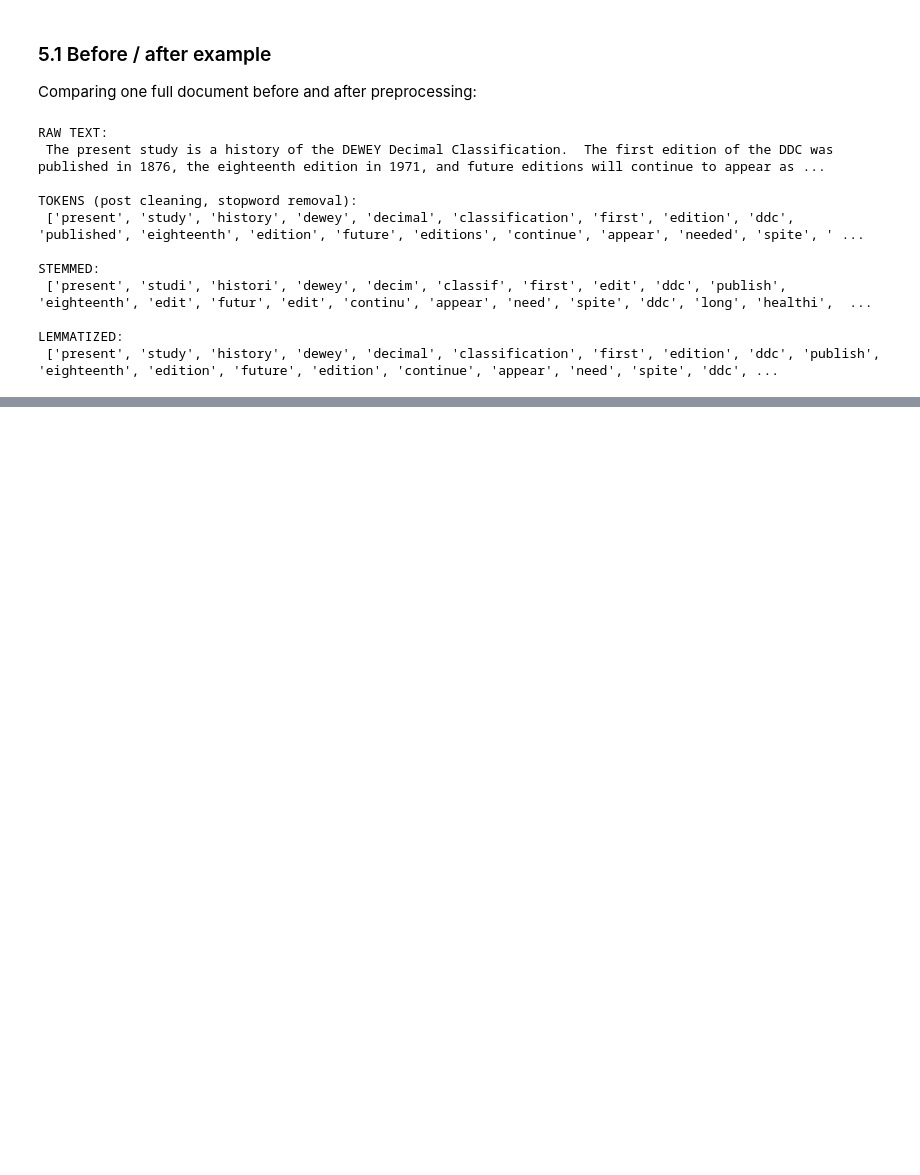
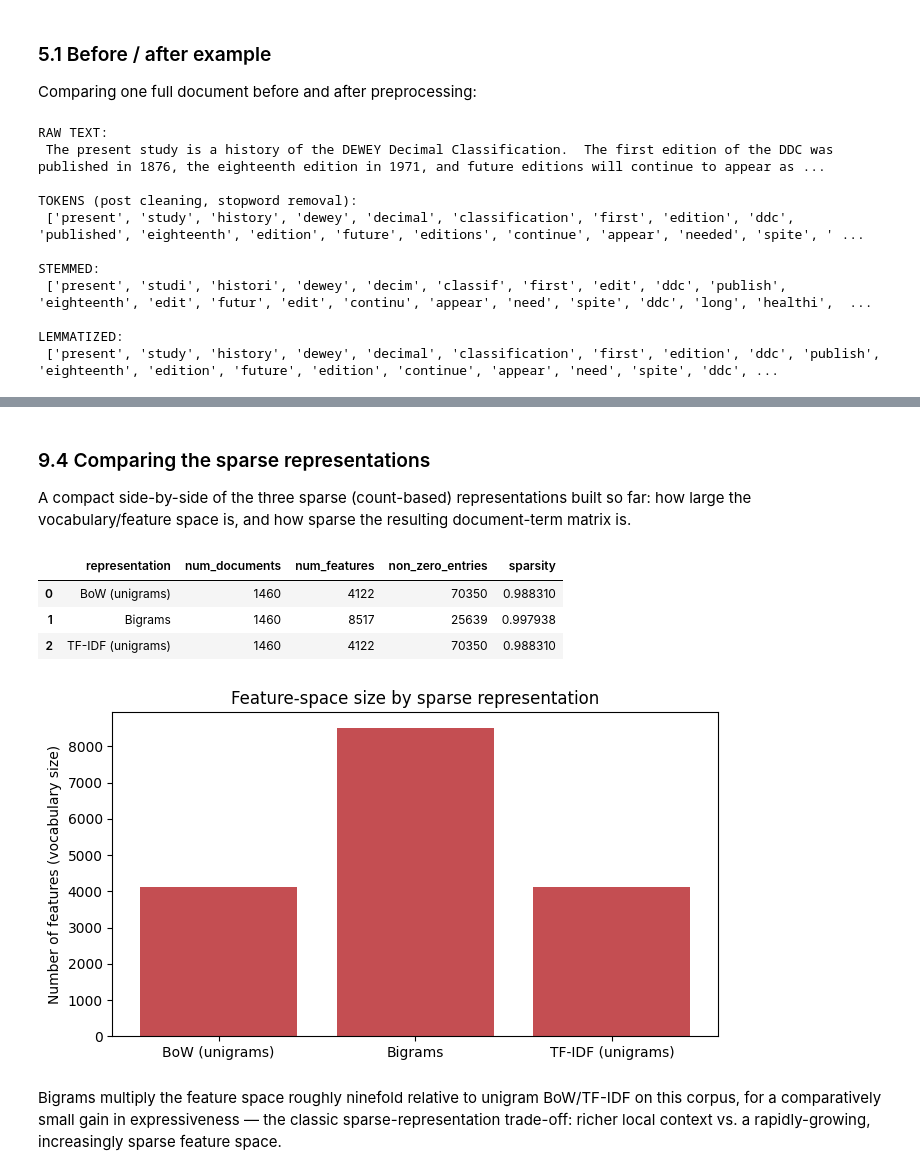
Before and after one commit to Jero2110/NLP_Phase02, a Jupyter notebook: analysis/analysis.ipynb, the cells around one changed output, grey strips where cells are left out. Cells and saved outputs as stored; diff of their text form; code cells hidden in the pictures; blank space fills up the shorter version.

```diff
--- a/analysis/analysis.ipynb
+++ b/analysis/analysis.ipynb
@@ -684,0 +843,25 @@ Loaded 1460 documents from C:\Users\TeamIT\Desktop\Jero\Maestria\NLP\Phase 02\da
+# %%
+
+tfidf_vectorizer = TfidfVectorizer(min_df=2)
+X_tfidf = tfidf_vectorizer.fit_transform(lemma_docs)
+print(f"TF-IDF matrix shape: {X_tfidf.shape[0]} documents x {X_tfidf.shape[1]} terms")
+
+# Show the highest-weighted TF-IDF terms for one example document, contrasted with raw BoW counts
+doc_idx = 0
+tfidf_vocab = tfidf_vectorizer.get_feature_names_out()
+tfidf_row = X_tfidf[doc_idx].toarray().ravel()
+bow_row = bow_vectorizer.transform([lemma_docs[doc_idx]]).toarray().ravel()
+
+top_tfidf_idx = tfidf_row.argsort()[::-1][:10]
+doc_comparison = pd.DataFrame({
+    "term": [tfidf_vocab[i] for i in top_tfidf_idx],
+    "tfidf_weight": [round(tfidf_row[i], 3) for i in top_tfidf_idx],
+    "raw_bow_count": [
+        bow_row[list(bow_vectorizer.get_feature_names_out()).index(tfidf_vocab[i])]
+        if tfidf_vocab[i] in bow_vectorizer.vocabulary_ else 0
+        for i in top_tfidf_idx
+    ],
+})
+print(f"Top TF-IDF terms for document #{processed_df.iloc[doc_idx]['doc_id']} "
+      f"('{processed_df.iloc[doc_idx]['title'][:60]}...'):")
+doc_comparison
@@ -684,0 +882,38 @@ Loaded 1460 documents from C:\Users\TeamIT\Desktop\Jero\Maestria\NLP\Phase 02\da
+# %% [markdown]
+
+### 9.4 Comparing the sparse representations
+
+A compact side-by-side of the three sparse (count-based) representations built so far: how large
+the vocabulary/feature space is, and how sparse the resulting document-term matrix is.
+# %%
+
+sparse_stats = pd.DataFrame({
+    "representation": ["BoW (unigrams)", "Bigrams", "TF-IDF (unigrams)"],
+    "num_documents": [X_bow.shape[0], X_bigram.shape[0], X_tfidf.shape[0]],
+    "num_features": [X_bow.shape[1], X_bigram.shape[1], X_tfidf.shape[1]],
+    "non_zero_entries": [X_bow.nnz, X_bigram.nnz, X_tfidf.nnz],
+})
+sparse_stats["sparsity"] = 1 - sparse_stats["non_zero_entries"] / (
+    sparse_stats["num_documents"] * sparse_stats["num_features"]
+)
+sparse_stats
+# %% [output]
+|  | representation | num_documents | num_features | non_zero_entries | sparsity |
+| 0 | BoW (unigrams) | 1460 | 4122 | 70350 | 0.988310 |
+| 1 | Bigrams | 1460 | 8517 | 25639 | 0.997938 |
+| 2 | TF-IDF (unigrams) | 1460 | 4122 | 70350 | 0.988310 |
+# %%
+
+fig, ax = plt.subplots(figsize=(7, 4))
+ax.bar(sparse_stats["representation"], sparse_stats["num_features"], color="#C44E52")
+ax.set_title("Feature-space size by sparse representation")
+ax.set_ylabel("Number of features (vocabulary size)")
+plt.tight_layout()
+plt.show()
+# %% [output]
+[figure, added]
+# %% [markdown]
+
+Bigrams multiply the feature space roughly ninefold relative to unigram BoW/TF-IDF on this
+corpus, for a comparatively small gain in expressiveness — the classic sparse-representation
+trade-off: richer local context vs. a rapidly-growing, increasingly sparse feature space.
```
Also changed, not shown: parts of 31 cells of this notebook.
